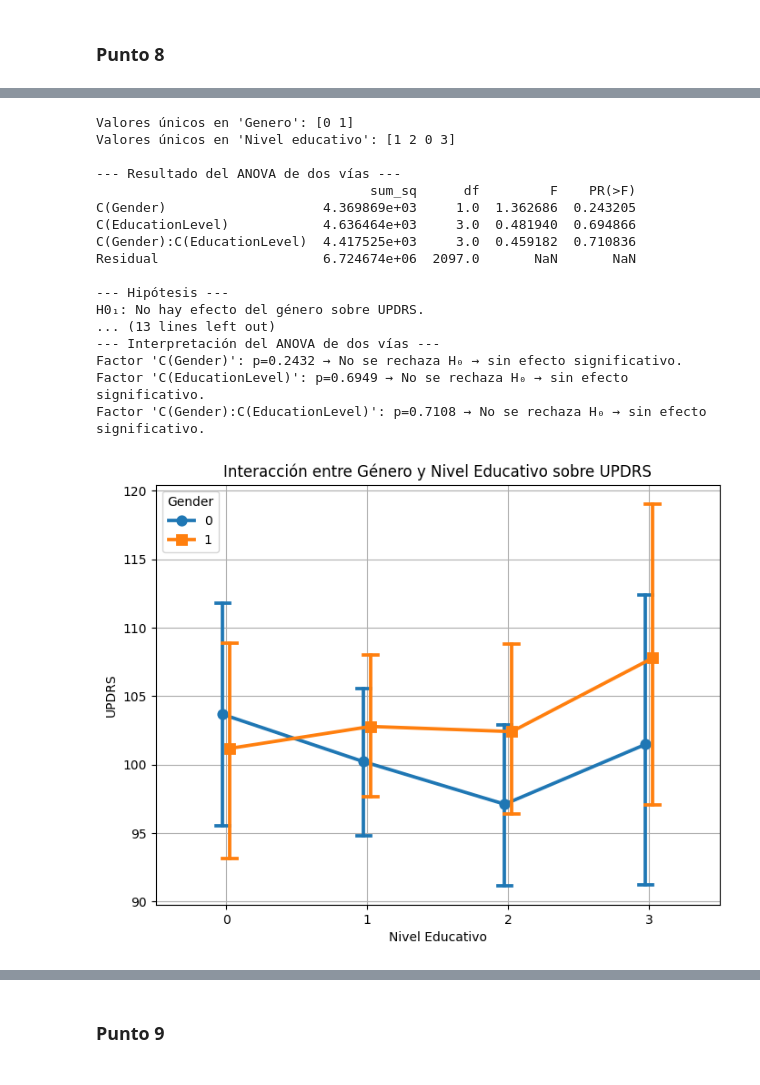
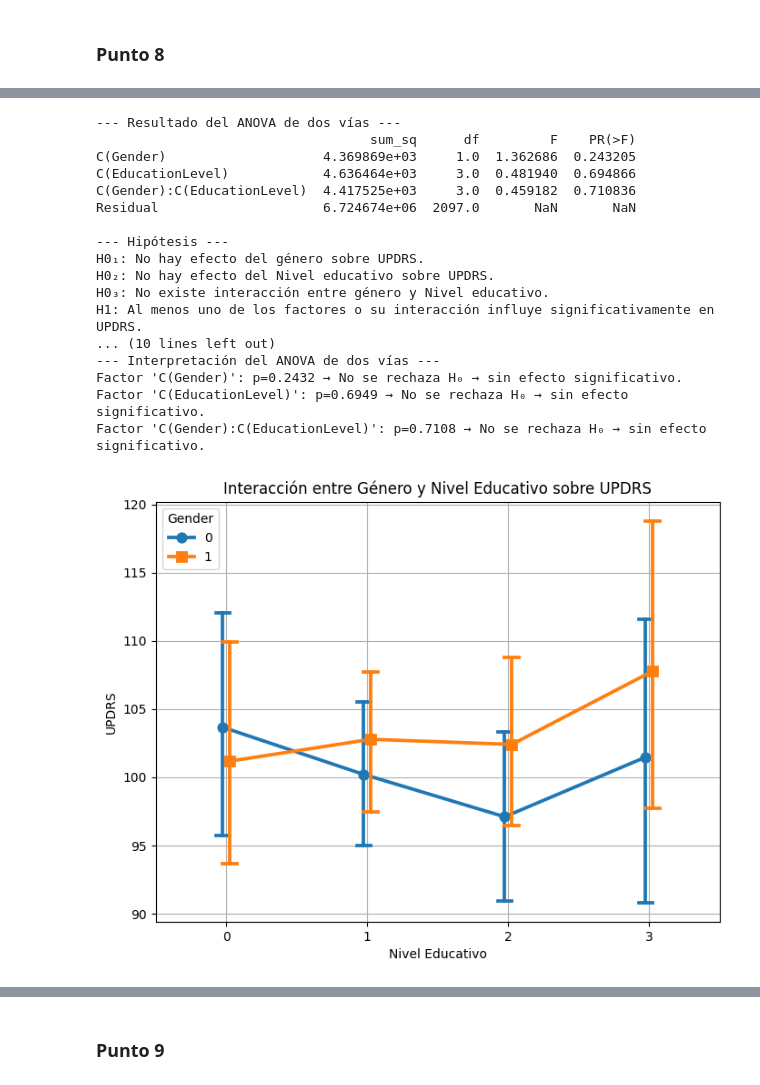
Before and after one commit to Lmarvq/Proyecto-1, a Jupyter notebook: Proyecto_1.ipynb, the cells around one changed output, grey strips where cells are left out. Drawn from its saved outputs; the diff is of its cells as text; code cells hidden in the pictures.

```diff
--- a/Proyecto_1.ipynb
+++ b/Proyecto_1.ipynb
@@ -1562,12 +1579,6 @@ else:
 # ---------------------------------------------------
 # ANOVA DE DOS VÍAS: efecto de genero y Nivel educativo sobre UPDRS
 # ---------------------------------------------------
-
-
-# Verificar valores únicos
-print("Valores únicos en 'Genero':", df_csv['Gender'].unique())
-print("Valores únicos en 'Nivel educativo':", df_csv['EducationLevel'].unique())
-
 # ---------------------------------------------------
 # 1. Definir modelo ANOVA de dos vías con interacción
 # ---------------------------------------------------
@@ -1635,88 +1646,35 @@ import seaborn as sns
 
 plt.figure(figsize=(8,6))
 sns.pointplot(
     data=df_csv,
     x="EducationLevel",
     y="UPDRS",
     hue="Gender",
     dodge=True,
     markers=["o", "s"],
     capsize=.1
 )
 plt.title("Interacción entre Género y Nivel Educativo sobre UPDRS")
 plt.xlabel("Nivel Educativo")
 plt.ylabel("UPDRS")
 plt.grid(True)
 plt.show()
-# ---------------------------------------------------
-# Prueba T: efecto de genero y Nivel educativo sobre UPDRS
-# ---------------------------------------------------
-import pandas as pd
-from scipy import stats
-
-# Cargar el conjunto de datos
-df = pd.read_csv('parkinsons_disease_data.csv')
-# 1. Separar las puntuaciones UPDRS por género
-
-updrs_hombres = df[df['Gender'] == 0]['UPDRS']
-updrs_mujeres = df[df['Gender'] == 1]['UPDRS']
-
-# 2. Verificar supuestos para estos dos grupos
-# a) Normalidad (Prueba de Shapiro-Wilk)
-shapiro_hombres = stats.shapiro(updrs_hombres)
-shapiro_mujeres = stats.shapiro(updrs_mujeres)
-print("--- Verificación de Supuestos ---")
-print(f"Normalidad (Hombres): p-valor = {shapiro_hombres.pvalue:.4f}")
-if shapiro_hombres.pvalue > 0.05:
-    print("→ No se rechaza H₀: los hombres siguen una distribución normal.")
-else:
-    print("→ Se rechaza H₀: los hombres no siguen una distribución normal.")
-print(f"Normalidad (Mujeres): p-valor = {shapiro_mujeres.pvalue:.4f}")
-if shapiro_mujeres.pvalue > 0.05:
-    print("→ No se rechaza H₀: las mujeres siguen una distribución normal.")
-else:
-    print("→ Se rechaza H₀: las mujeres no siguen una distribución normal.")
-
-
-# b) Homogeneidad de varianzas (Prueba de Levene)
-levene_test = stats.levene(updrs_hombres, updrs_mujeres)
-print(f"Homogeneidad de varianzas (Levene): p-valor = {levene_test.pvalue:.4f}\\n")
-if levene_test.pvalue > 0.05:
-    print("→ No se rechaza H₀: se asume homogeneidad de varianzas.")
-else:
-    print("→ Se rechaza H₀: no hay homogeneidad de varianzas (cuidado con el supuesto).")
-
-# 3. Realizar la Prueba U de Mann-Whitney
-# El argumento 'alternative='two-sided'' es para una hipótesis de dos colas (diferente de)
-u_stat, p_valor = stats.mannwhitneyu(updrs_hombres, updrs_mujeres, alternative='two-sided')
-
-print("--- Resultados de la Prueba U de Mann-Whitney ---")
-print(f"Estadístico U: {u_stat:.4f}")
-print(f"P-valor: {p_valor:.4f}")
-
-# 4. Interpretación automática
-if p_valor < 0.05:
-    print("\nConclusión: Se rechaza la hipótesis nula.")
-    print("Existe una diferencia estadísticamente significativa en las distribuciones de la puntuación UPDRS entre hombres y mujeres.")
-else:
-    print("\nConclusión: No se puede rechazar la hipótesis nula.")
-    print("No hay evidencia de una diferencia estadísticamente significativa en las distribuciones de la puntuación UPDRS entre hombres y mujeres.")
 # %% [output]
-Valores únicos en 'Genero': [0 1]
-Valores únicos en 'Nivel educativo': [1 2 0 3]
-
 --- Resultado del ANOVA de dos vías ---
                                    sum_sq      df         F    PR(>F)
 C(Gender)                    4.369869e+03     1.0  1.362686  0.243205
 C(EducationLevel)            4.636464e+03     3.0  0.481940  0.694866
 C(Gender):C(EducationLevel)  4.417525e+03     3.0  0.459182  0.710836
 Residual                     6.724674e+06  2097.0       NaN       NaN
 
 --- Hipótesis ---
 H0₁: No hay efecto del género sobre UPDRS.
-... (13 lines left out)
+H0₂: No hay efecto del Nivel educativo sobre UPDRS.
+H0₃: No existe interacción entre género y Nivel educativo.
+H1: Al menos uno de los factores o su interacción influye significativamente en UPDRS.
+... (10 lines left out)
 --- Interpretación del ANOVA de dos vías ---
 Factor 'C(Gender)': p=0.2432 → No se rechaza H₀ → sin efecto significativo.
 Factor 'C(EducationLevel)': p=0.6949 → No se rechaza H₀ → sin efecto significativo.
 Factor 'C(Gender):C(EducationLevel)': p=0.7108 → No se rechaza H₀ → sin efecto significativo.
-[figure, old version]
+[figure, new version]
```
Also changed, not shown: parts of 5 cells of this notebook, 1 other file.
